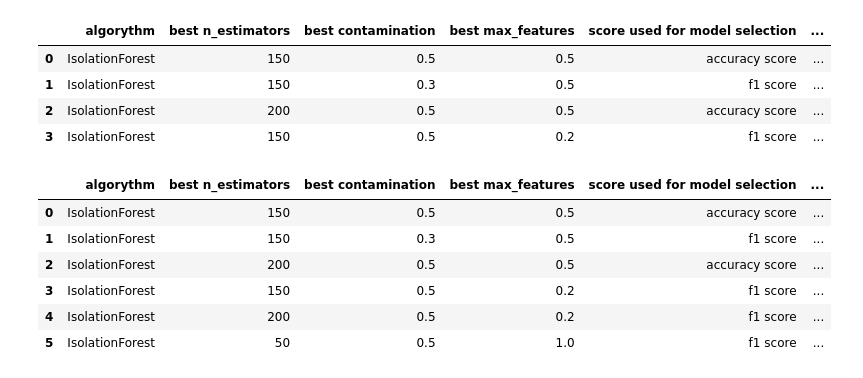
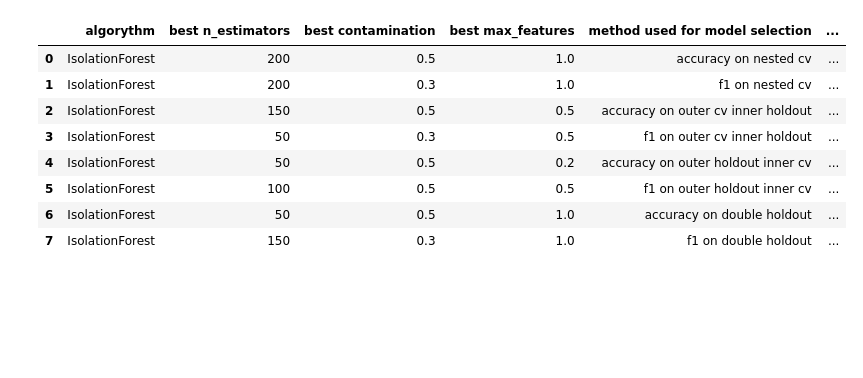
Before and after one commit to chrfum/one-class_classifier, a Jupyter notebook: run-over_classifier/one_class_codes/if_exp1.ipynb, the cells around one changed output. Cells and saved outputs as stored; diff of their text form; code cells hidden in the pictures; blank space fills up the shorter version.

Commit message:
model selection per IsolationForest su data set senza colonne costanti e duplicate

```diff
--- a/run-over_classifier/one_class_codes/if_exp1.ipynb
+++ b/run-over_classifier/one_class_codes/if_exp1.ipynb
@@ -366,5 +422,5 @@ results
 # %%
-results['data set'] = 'no 0 columns, no equal columns'
+results = outer_cv_inner_holdout_f1(X)
 scores_df = add_record(scores_df, results)
 scores_df
 # %% [output]
@@ -374,0 +505,4 @@ scores_df
+# %%
+results = outer_holdout_inner_cv_accuracy(X)
+scores_df = add_record(scores_df, results)
+scores_df
@@ -374,0 +589,4 @@ scores_df
+# %%
+results = outer_holdout_inner_cv_f1(X)
+scores_df = add_record(scores_df, results)
+scores_df
@@ -374,0 +672,4 @@ scores_df
+# %%
+results = double_holdout_accuracy(X)
+scores_df = add_record(scores_df, results)
+scores_df
@@ -450,11 +756,14 @@ def outer_cv_inner_holdout_f1(X, Y):
 # %%
-results = outer_cv_inner_holdout_f1(mezzo_0, mezzo_1)
-results['data set'] = 'no 0 columns, no equal columns'
+results = double_holdout_f1(X)
 scores_df = add_record(scores_df, results)
 scores_df
 # %% [output]
-|  | algorythm | best n_estimators | best contamination | best max_features | score used for model selection | ... |
-| 0 | IsolationForest | 150 | 0.5 | 0.5 | accuracy score | ... |
-| 1 | IsolationForest | 150 | 0.3 | 0.5 | f1 score | ... |
-| 2 | IsolationForest | 200 | 0.5 | 0.5 | accuracy score | ... |
-| 3 | IsolationForest | 150 | 0.5 | 0.2 | f1 score | ... |
+|  | algorythm | best n_estimators | best contamination | best max_features | method used for model selection | ... |
+| 0 | IsolationForest | 200 | 0.5 | 1.0 | accuracy on nested cv | ... |
+| 1 | IsolationForest | 200 | 0.3 | 1.0 | f1 on nested cv | ... |
+| 2 | IsolationForest | 150 | 0.5 | 0.5 | accuracy on outer cv inner holdout | ... |
+| 3 | IsolationForest | 50 | 0.3 | 0.5 | f1 on outer cv inner holdout | ... |
+| 4 | IsolationForest | 50 | 0.5 | 0.2 | accuracy on outer holdout inner cv | ... |
+| 5 | IsolationForest | 100 | 0.5 | 0.5 | f1 on outer holdout inner cv | ... |
+| 6 | IsolationForest | 50 | 0.5 | 1.0 | accuracy on double holdout | ... |
+| 7 | IsolationForest | 150 | 0.3 | 1.0 | f1 on double holdout | ... |
@@ -535,13 +769,0 @@ def outer_holdout_inner_cv_f1(X, Y):
-# %%
-results = outer_holdout_inner_cv_f1(mezzo_0, mezzo_1)
-results['data set'] = 'no 0 columns, no equal columns'
-scores_df = add_record(scores_df, results)
-scores_df
-# %% [output]
-|  | algorythm | best n_estimators | best contamination | best max_features | score used for model selection | ... |
-| 0 | IsolationForest | 150 | 0.5 | 0.5 | accuracy score | ... |
-| 1 | IsolationForest | 150 | 0.3 | 0.5 | f1 score | ... |
-| 2 | IsolationForest | 200 | 0.5 | 0.5 | accuracy score | ... |
-| 3 | IsolationForest | 150 | 0.5 | 0.2 | f1 score | ... |
-| 4 | IsolationForest | 200 | 0.5 | 0.2 | f1 score | ... |
-| 5 | IsolationForest | 50 | 0.5 | 1.0 | f1 score | ... |
```
Also changed, not shown: parts of 32 cells of this notebook.
